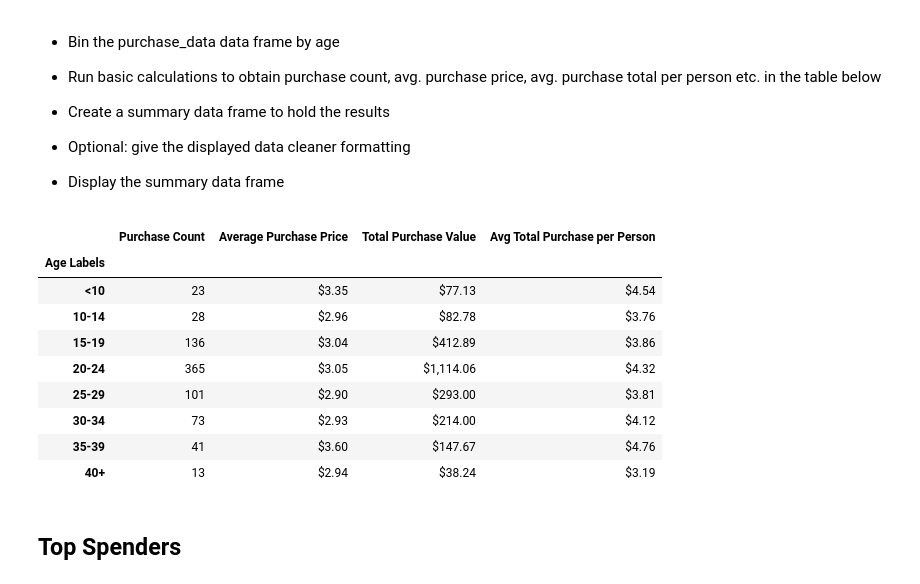
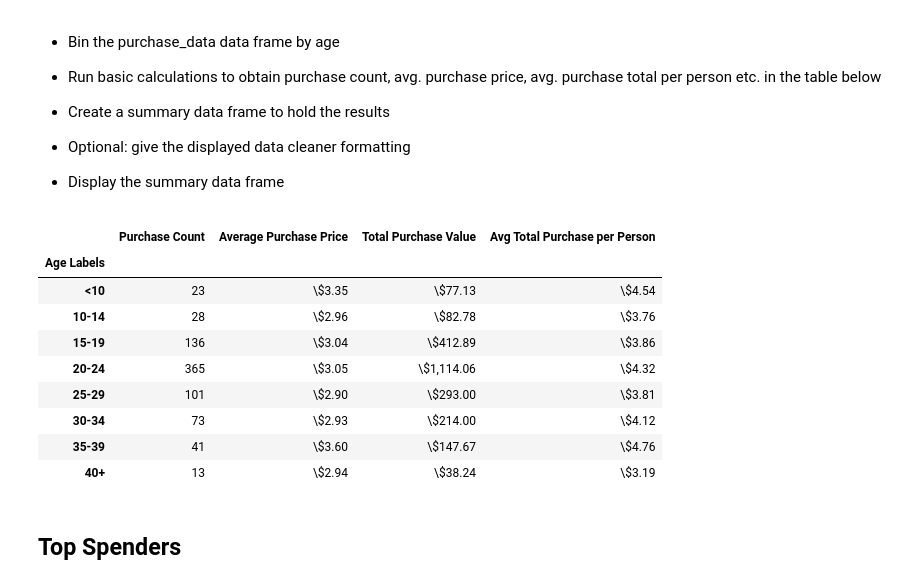
Before and after one commit to bdthai81/pandas-challenge, a Jupyter notebook: HeroesOfPymoli/HeroesOfPymoli_starter.ipynb, the cells around one changed output. Saved outputs shown, nothing was run; the diff lists cells and outputs as text; code cells hidden in the pictures.

Commit message:
fix $ display within datatable
Attempt to fix html display cells with $  within data table.

```diff
--- a/HeroesOfPymoli/HeroesOfPymoli_starter.ipynb
+++ b/HeroesOfPymoli/HeroesOfPymoli_starter.ipynb
@@ -211,37 +211,37 @@ age_demo_df[["Total Count", "Percentage of Players"]]
 # %%
 # Bin the purchase_data data frame by age
 # recycle above df
 
 # Run basic calculations to obtain purchase count, avg. purchase price, avg. purchase total per person etc. in the table below
 purchaseCount = grouped_age_df["Purchase ID"].count()
 averagePurchasePrice = grouped_age_df["Price"].mean()
 totalPurchasePrice = grouped_age_df["Price"].sum()
 averageTotalPurchasePerPerson = totalPurchasePrice / ageCount
 
 # Create a summary data frame to hold the results
 age_purchase_df = pd.DataFrame({"Purchase Count": purchaseCount,
                                 "Average Purchase Price": averagePurchasePrice,
                                 "Total Purchase Value": totalPurchasePrice,
                                 "Avg Total Purchase per Person": averageTotalPurchasePerPerson})
 
 # Optional: give the displayed data cleaner formatting
-age_purchase_df["Average Purchase Price"] = age_purchase_df["Average Purchase Price"].map("${:,.2f}".format)
-age_purchase_df["Total Purchase Value"] = age_purchase_df["Total Purchase Value"].map("${:,.2f}".format)
-age_purchase_df["Avg Total Purchase per Person"] = age_purchase_df["Avg Total Purchase per Person"].map("${:,.2f}".format)
+age_purchase_df["Average Purchase Price"] = age_purchase_df["Average Purchase Price"].map("\${:,.2f}".format)
+age_purchase_df["Total Purchase Value"] = age_purchase_df["Total Purchase Value"].map("\${:,.2f}".format)
+age_purchase_df["Avg Total Purchase per Person"] = age_purchase_df["Avg Total Purchase per Person"].map("\${:,.2f}".format)
 
 # Display the summary data frame
 age_purchase_df[["Purchase Count", "Average Purchase Price", "Total Purchase Value", "Avg Total Purchase per Person"]]
 # %% [output]
 |  | Purchase Count | Average Purchase Price | Total Purchase Value | Avg Total Purchase per Person |
 | Age Labels |  |  |  |  |
-| <10 | 23 | $3.35 | $77.13 | $4.54 |
-| 10-14 | 28 | $2.96 | $82.78 | $3.76 |
-| 15-19 | 136 | $3.04 | $412.89 | $3.86 |
-| 20-24 | 365 | $3.05 | $1,114.06 | $4.32 |
-| 25-29 | 101 | $2.90 | $293.00 | $3.81 |
-| 30-34 | 73 | $2.93 | $214.00 | $4.12 |
-| 35-39 | 41 | $3.60 | $147.67 | $4.76 |
-| 40+ | 13 | $2.94 | $38.24 | $3.19 |
+| <10 | 23 | \$3.35 | \$77.13 | \$4.54 |
+| 10-14 | 28 | \$2.96 | \$82.78 | \$3.76 |
+| 15-19 | 136 | \$3.04 | \$412.89 | \$3.86 |
+| 20-24 | 365 | \$3.05 | \$1,114.06 | \$4.32 |
+| 25-29 | 101 | \$2.90 | \$293.00 | \$3.81 |
+| 30-34 | 73 | \$2.93 | \$214.00 | \$4.12 |
+| 35-39 | 41 | \$3.60 | \$147.67 | \$4.76 |
+| 40+ | 13 | \$2.94 | \$38.24 | \$3.19 |
 # %% [markdown]
 ## Top Spenders
 # %% [markdown]
```
Also changed, not shown: parts of 5 cells of this notebook.
